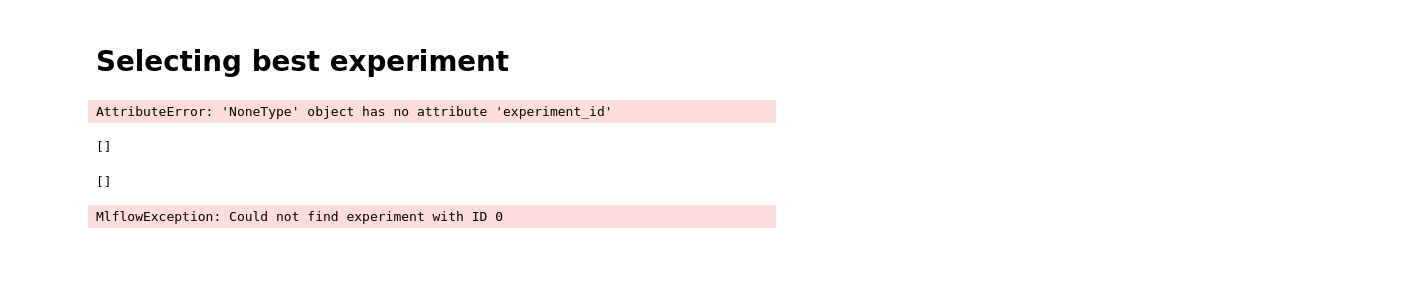
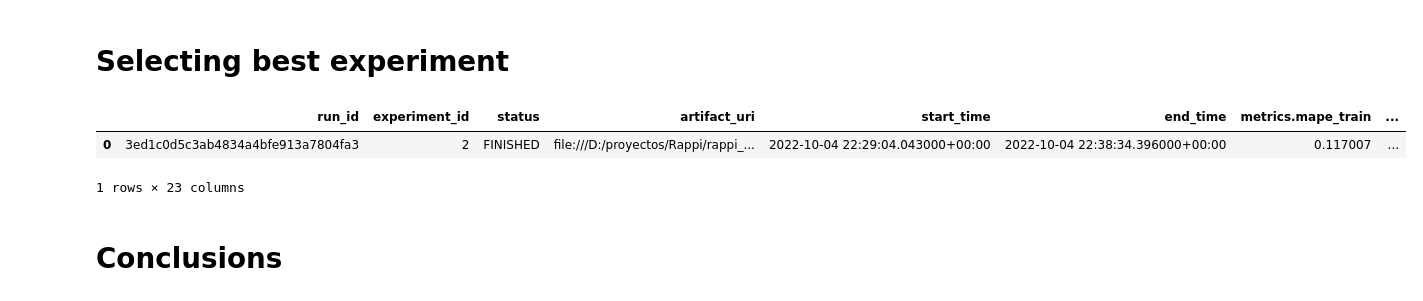
Before and after one commit to henrycala/rappi_ds_test, a Jupyter notebook: modeling/ml_training.ipynb, the cells around one changed output. Saved outputs shown, nothing was run; the diff lists cells and outputs as text; code cells hidden in the pictures; blank space fills up the shorter version.

```diff
--- a/modeling/ml_training.ipynb
+++ b/modeling/ml_training.ipynb
@@ -115,38 +158,2 @@ mlflow.register_model(f"runs:/{run_id}/{MODEL_NAME}", MODEL_NAME)
 # %% [markdown]
 # Selecting best experiment
-# %%
-import mlflow
-import pandas as pd
-
-from mlflow.tracking import MlflowClient
-
-
-EXPERIMENT_NAME = "trees_price_pred"
-
-client = MlflowClient()
-
-# Retrieve Experiment information
-EXPERIMENT_ID = client.get_experiment_by_name(EXPERIMENT_NAME).experiment_id
-
-# Retrieve Runs information (parameter 'depth', metric 'accuracy')
-ALL_RUNS_INFO = client.list_run_infos(EXPERIMENT_ID)
-ALL_RUNS_ID = [run.run_id for run in ALL_RUNS_INFO]
-#ALL_PARAM = [client.get_run(run_id).data.params["depth"] for run_id in ALL_RUNS_ID]
-#ALL_METRIC = [client.get_run(run_id).data.metrics["accuracy"] for run_id in ALL_RUNS_ID]
-
-# View Runs information
-#DF = pd.DataFrame({"Run ID": ALL_RUNS_ID, "Params": ALL_PARAM, "Metrics": ALL_METRIC})
-
-# Retrieve Artifact from best run
-#best_run_id = DF.sort_values("Metrics", ascending=False).iloc[0]["Run ID"]
-#best_model_path = client.download_artifacts(best_run_id, "classifier")
-#best_model = mlflow.sklearn.load_model(best_model_path)
-
-# Delete runs (DO NOT USE UNLESS CERTAIN)
-#for run_id in ALL_RUNS_ID:
-#    client.delete_run(run_id)
-
-# Delete experiment (DO NOT USE UNLESS CERTAIN)
-#client.delete_experiment(EXPERIMENT_ID)
-# %% [output]
-AttributeError: 'NoneType' object has no attribute 'experiment_id'
@@ -155,13 +160,11 @@ run_id = client.search_runs(experiment_ids=['0'])
-# %%
-run_id
-# %% [output]
-[]
-# %%
-all_experiments = [exp.experiment_id for exp in MlflowClient().list_experiments()]
-all_experiments
-# %% [output]
-[]
-# %%
-client.delete_experiment("0")
-# %% [output]
-MlflowException: Could not find experiment with ID 0
+# %%
+result_list = []
+ALL_RUNS_ID = mlflow.search_runs(EXPERIMENT_ID).sort_values("metrics.mape_test")
+best_run_id = ALL_RUNS_ID.loc[0,'run_id']
+ALL_RUNS_ID[ALL_RUNS_ID["run_id"] == best_run_id]
+# %% [output]
+|  | run_id | experiment_id | status | artifact_uri | start_time | end_time | metrics.mape_train | ... |
+| 0 | 3ed1c0d5c3ab4834a4bfe913a7804fa3 | 2 | FINISHED | file:///D:/proyectos/Rappi/rappi_... | 2022-10-04 22:29:04.043000+00:00 | 2022-10-04 22:38:34.396000+00:00 | 0.117007 | ... |
+1 rows × 23 columns
+# %% [markdown]
+# Conclusions
```
Also changed, not shown: parts of 12 cells of this notebook, 2 other files.
